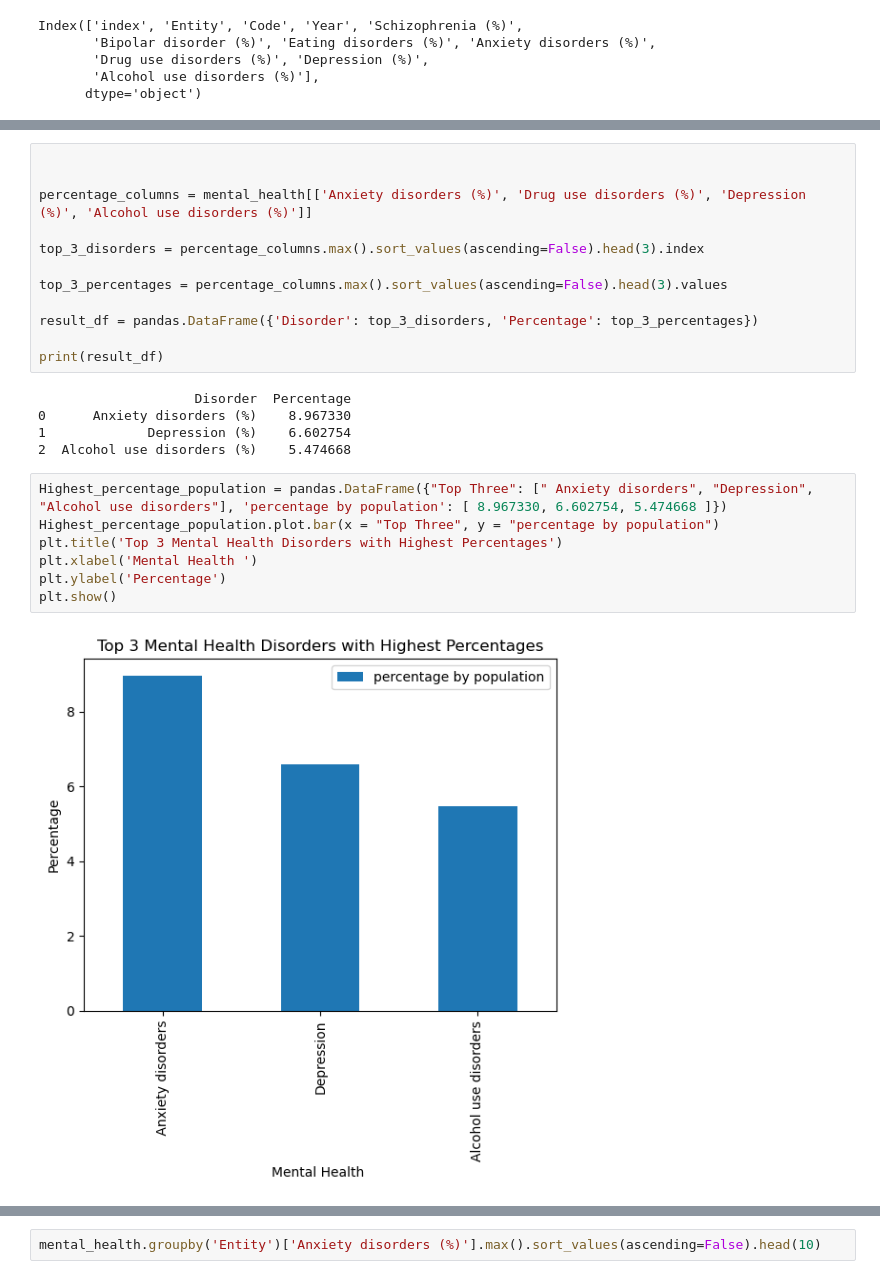
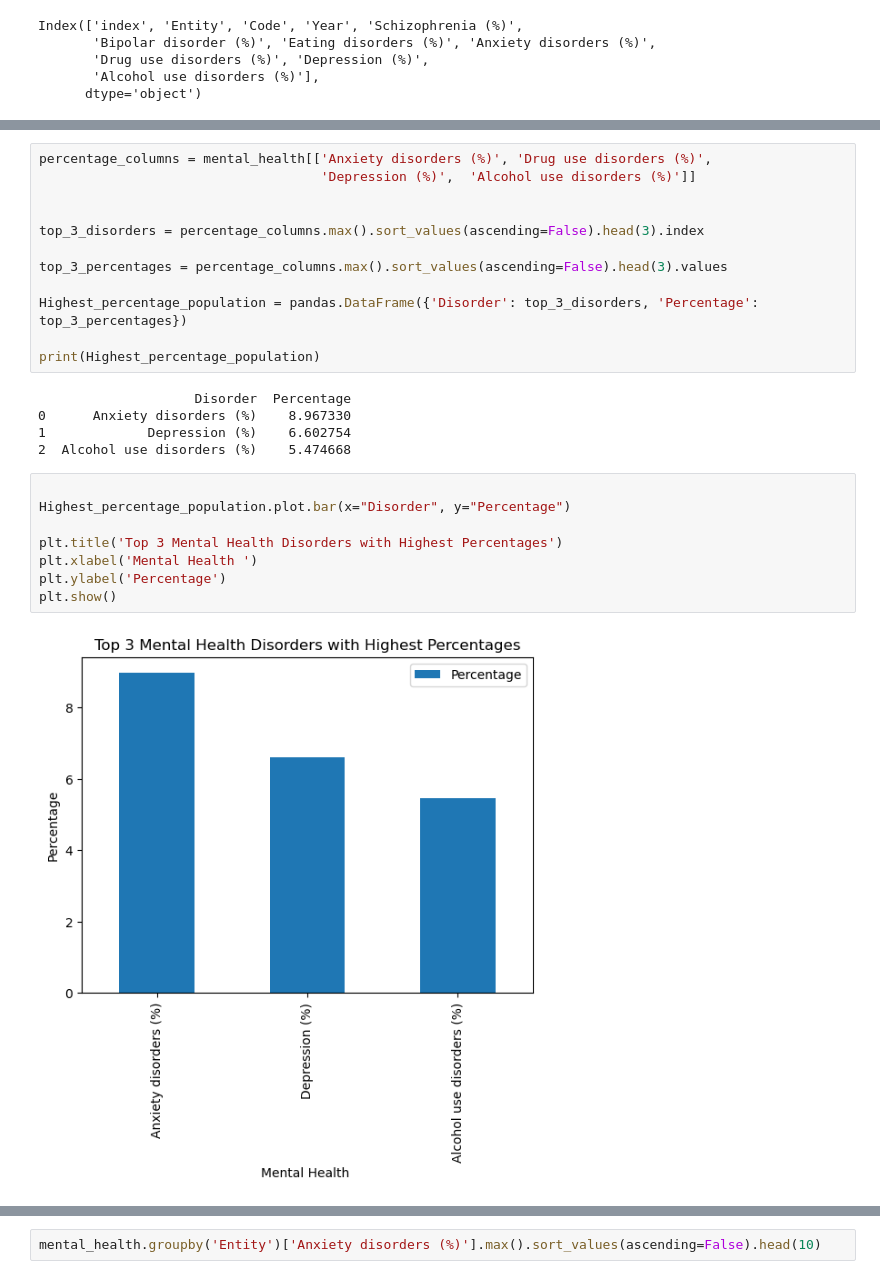
Before and after one commit to britneyb55/Mental_health_data, a Jupyter notebook: Mental Health.ipynb, the cells around one changed output, grey strips where cells are left out. Cells and saved outputs as stored; diff of their text form.

```diff
--- a/Mental Health.ipynb
+++ b/Mental Health.ipynb
@@ -41,32 +49,33 @@ highest_prevalence = mean_prevalence.max()
 print(f"The mental health disorder with the highest mean prevalence is '{highest_disorder}' with a mean prevalence of {highest_prevalence:.2f}.")
 # %% [output]
 The mental health disorder with the highest mean prevalence is 'Anxiety disorders (%)' with a mean prevalence of 3.99.
-# %%
-
-
-percentage_columns = mental_health[['Anxiety disorders (%)', 'Drug use disorders (%)', 'Depression (%)', 'Alcohol use disorders (%)']]
-
-top_3_disorders = percentage_columns.max().sort_values(ascending=False).head(3).index
-
-top_3_percentages = percentage_columns.max().sort_values(ascending=False).head(3).values
-
-result_df = pandas.DataFrame({'Disorder': top_3_disorders, 'Percentage': top_3_percentages})
-
-print(result_df)
-# %% [output]
-                    Disorder  Percentage
-0      Anxiety disorders (%)    8.967330
-1             Depression (%)    6.602754
-2  Alcohol use disorders (%)    5.474668
+# %%
+percentage_columns = mental_health[['Anxiety disorders (%)', 'Drug use disorders (%)',
+                                    'Depression (%)',  'Alcohol use disorders (%)']]
+
+
+top_3_disorders = percentage_columns.max().sort_values(ascending=False).head(3).index
+
+top_3_percentages = percentage_columns.max().sort_values(ascending=False).head(3).values
+
+Highest_percentage_population = pandas.DataFrame({'Disorder': top_3_disorders, 'Percentage': top_3_percentages})
+
+print(Highest_percentage_population)
+# %% [output]
+                    Disorder  Percentage
+0      Anxiety disorders (%)    8.967330
+1             Depression (%)    6.602754
+2  Alcohol use disorders (%)    5.474668
 # %%
-Highest_percentage_population = pandas.DataFrame({"Top Three": [" Anxiety disorders", "Depression", "Alcohol use disorders"], 'percentage by population': [ 8.967330, 6.602754, 5.474668 ]})
-Highest_percentage_population.plot.bar(x = "Top Three", y = "percentage by population")
+
+Highest_percentage_population.plot.bar(x="Disorder", y="Percentage")
+
 plt.title('Top 3 Mental Health Disorders with Highest Percentages')
 plt.xlabel('Mental Health ')
 plt.ylabel('Percentage')
 plt.show()
 # %% [output]
-[figure, old version]
+[figure, new version]
 # %%
 percentage_columns = ['Anxiety disorders (%)', 'Drug use disorders (%)', 'Depression (%)', 'Alcohol use disorders (%)']
 
```
Also changed, not shown: parts of 10 cells of this notebook.
